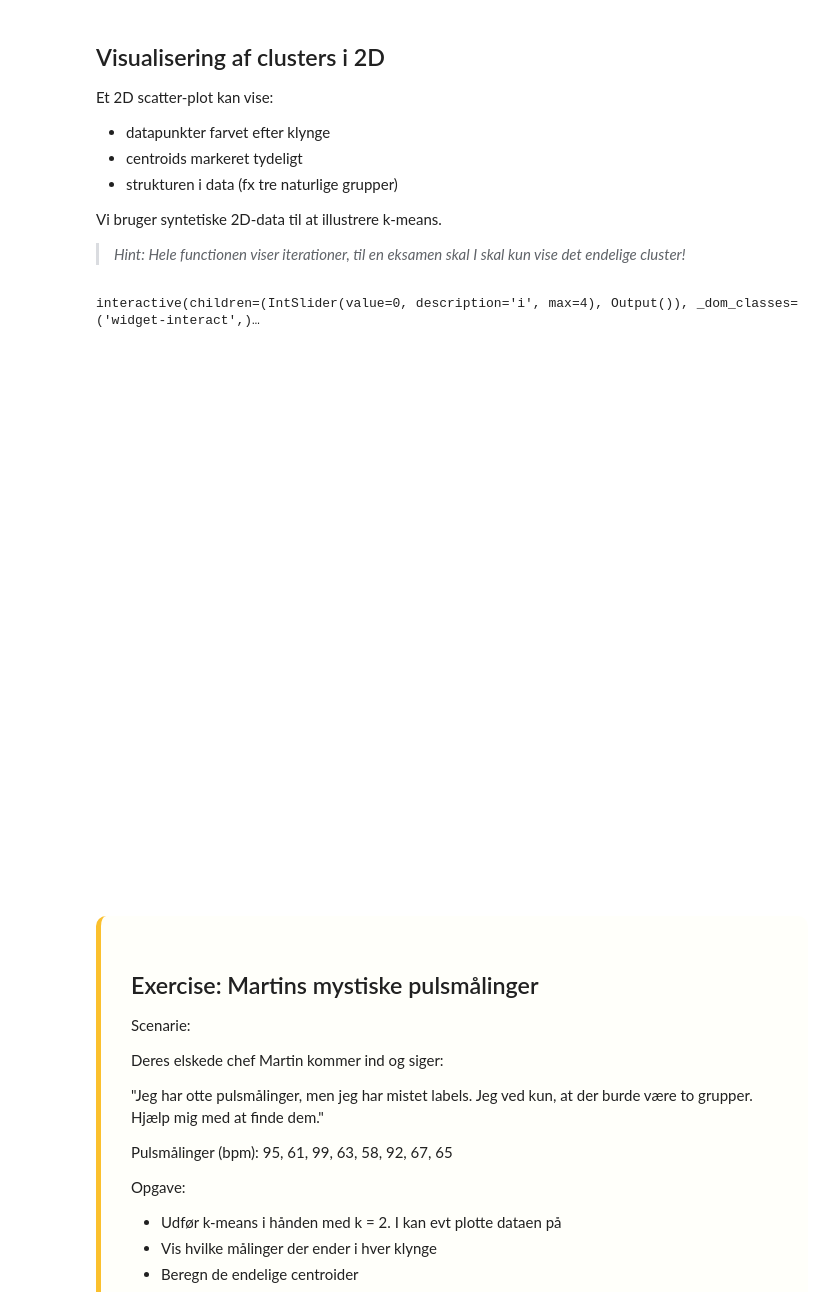
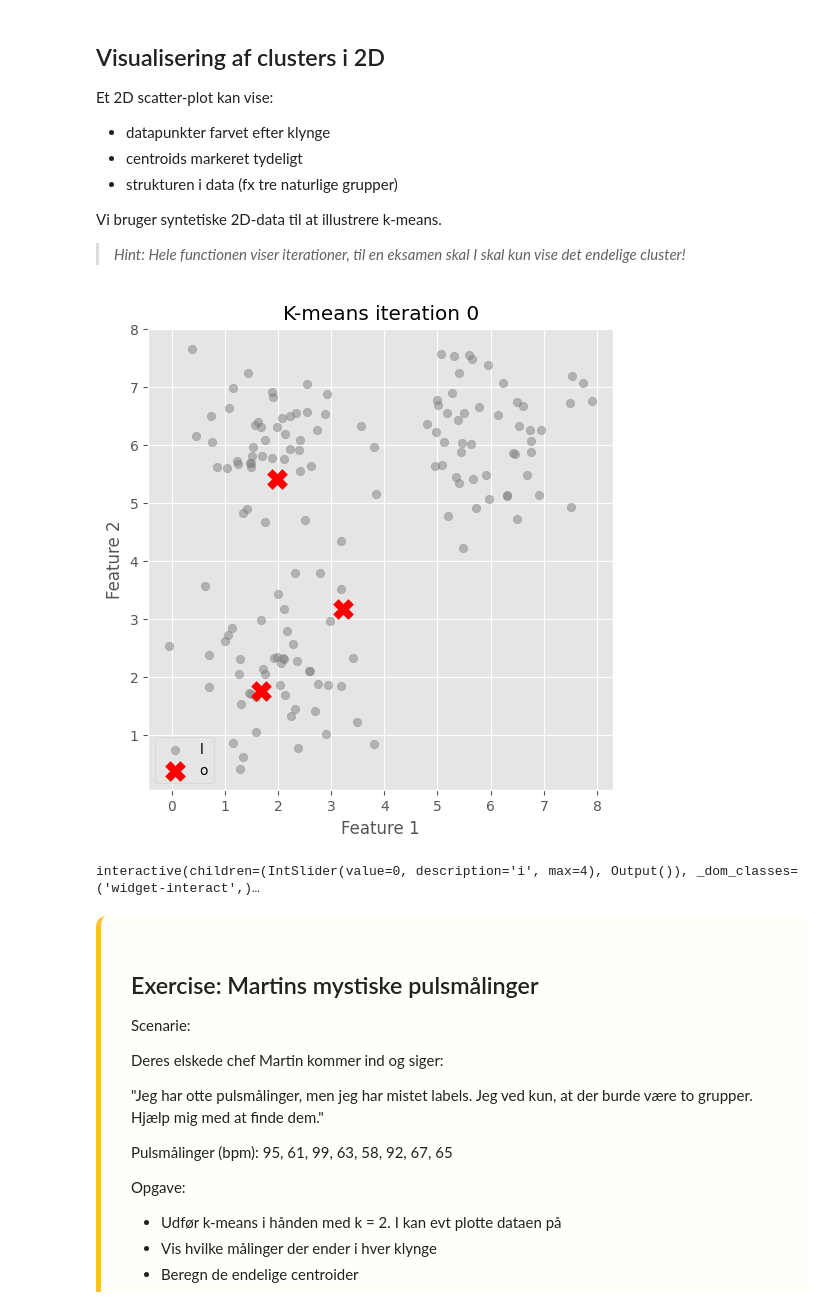
Before and after one commit to AAU-ST2-Programming/populations_data_2, a Jupyter notebook: populations_data_2.ipynb, the cells around one changed output. Drawn from its saved outputs; the diff is of its cells as text; code cells hidden in the pictures.

```diff
--- a/populations_data_2.ipynb
+++ b/populations_data_2.ipynb
@@ -177,7 +179,7 @@ Vi bruger syntetiske 2D-data til at illustrere k-means.
 # %%
 import numpy as np
 import matplotlib.pyplot as plt
-from ipywidgets import interact, IntSlider
+from ipywidgets import interactive, IntSlider, interactive
 
 # Syntetiske 2D-data
 np.random.seed(0)
@@ -197,36 +199,37 @@ def kmeans_iterations(X, k=3, max_iter=10):
     for _ in range(max_iter):
         # Assignment
         distances = np.linalg.norm(X[:, None] - centroids, axis=2)
         labels = np.argmin(distances, axis=1)
         history.append((centroids.copy(), labels.copy()))
 # Update
         new_centroids = np.array([X[labels == i].mean(axis=0) for i in range(k)])
         if np.allclose(new_centroids, centroids):
             break
         centroids = new_centroids
     return history
 
 history = kmeans_iterations(X)
 
 def plot_iteration(i):
     centroids, labels = history[i]
     plt.figure(figsize=(6, 6))
     if labels is None:
         # Første visning: ingen klynger endnu, kun punkter og centroids
         plt.scatter(X[:, 0], X[:, 1], c='gray', alpha=0.5)
     else:
         plt.scatter(X[:, 0], X[:, 1], c=labels, cmap="viridis")
     plt.scatter(centroids[:, 0], centroids[:, 1], c="red", s=200, marker="X", label='Centroids')
     plt.title(f"K-means iteration {i}")
     plt.xlabel("Feature 1")
     plt.ylabel("Feature 2")
     plt.legend("lower right")
     plt.show()
 
-interact(plot_iteration, i=IntSlider(min=0, max=len(history)-1, step=1, value=0))
+w = interactive(plot_iteration, i=IntSlider(min=0, max=len(history)-1, step=1, value=0))
+w
 # %% [output]
+[figure, new version]
 interactive(children=(IntSlider(value=0, description='i', max=4), Output()), _dom_classes=('widget-interact',)…
-[figure, old version]
 # %% [markdown]
 <div style="background-color: rgba(255, 253, 231, 0.2); padding: 30px; border-radius: 10px; border-left: 5px solid #fbc02d;">
 
```
Also changed, not shown: parts of 2 cells of this notebook.
